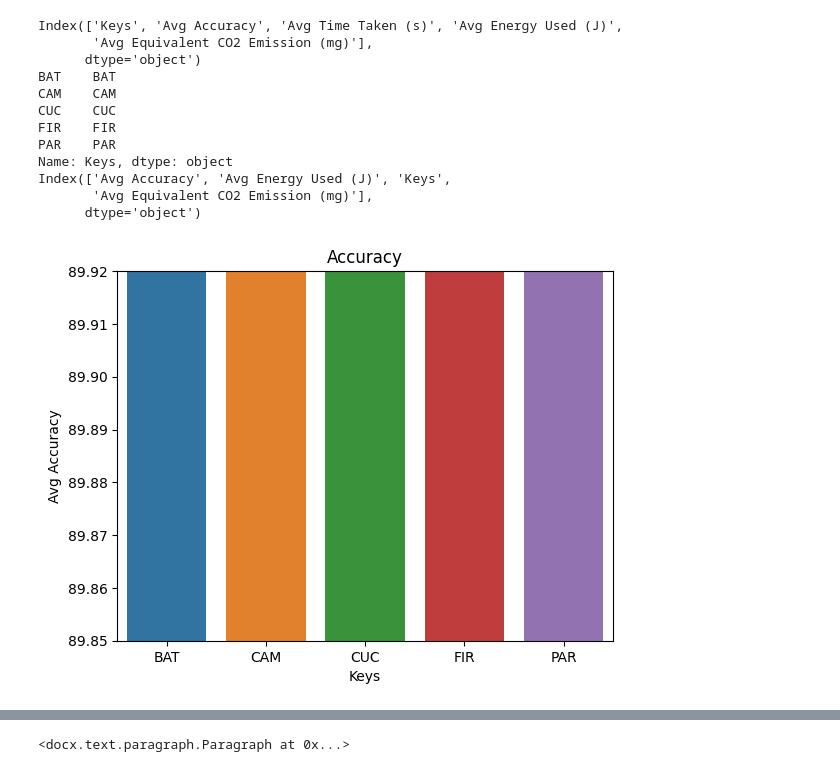
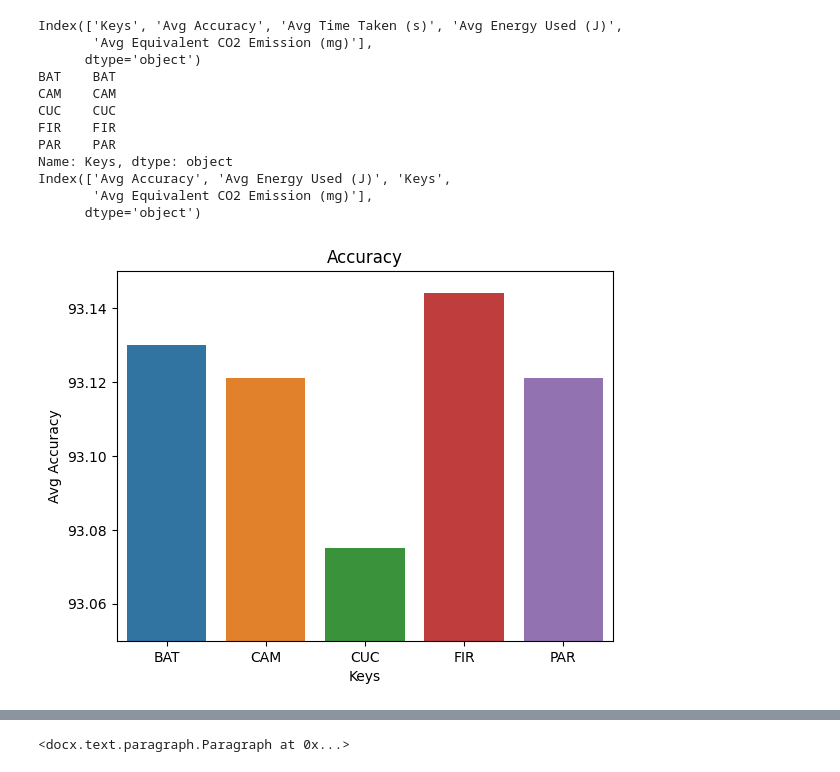
Before and after one commit to ChanderJindal/Analyzing-and-Rating-Greenness-of-Nature-Inspired-Algorithms, a Jupyter notebook: code/result.ipynb, the cells around one changed output, grey strips where cells are left out. Drawn from its saved outputs; the diff is of its cells as text; code cells hidden in the pictures.

```diff
--- a/code/result.ipynb
+++ b/code/result.ipynb
@@ -120,17 +123,17 @@ Index(['Avg Accuracy', 'Avg Energy Used (J)', 'Keys',
 # %%
 import seaborn as sns
 
 plt.close()
 fig, ax = plt.subplots()
 sns.barplot(x=df['Keys'],y=df['Avg Accuracy'], ax=ax)
 #sns.barplot(data, ax=ax)
 #ax.set_xlim(89, 91)
-ax.set_ylim(89.85, 89.92)
+ax.set_ylim(93.05, 93.15)
 plt.title('Accuracy')
 plt.savefig(os.path.join(extra,'Accuracy.svg'),format='svg')
 plt.show()
 # %% [output]
-[figure, old version]
+[figure, new version]
 # %%
 plt.close()
 # depict visualization
```
Also changed, not shown: parts of 4 cells of this notebook, 11 other files.
